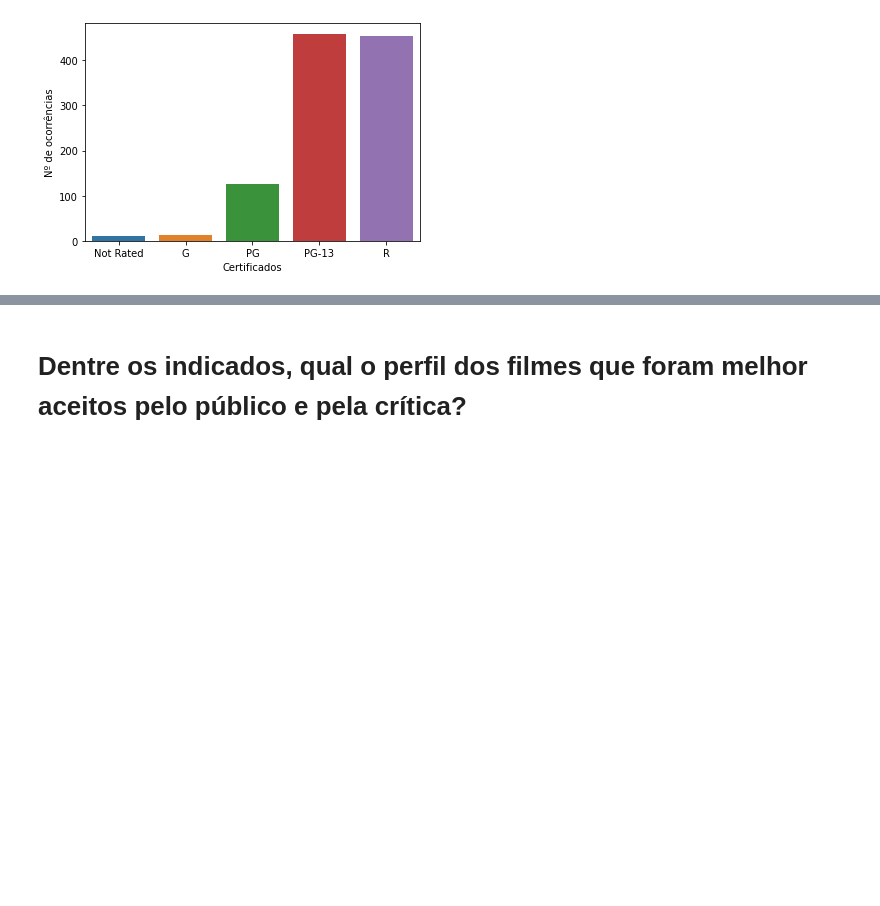
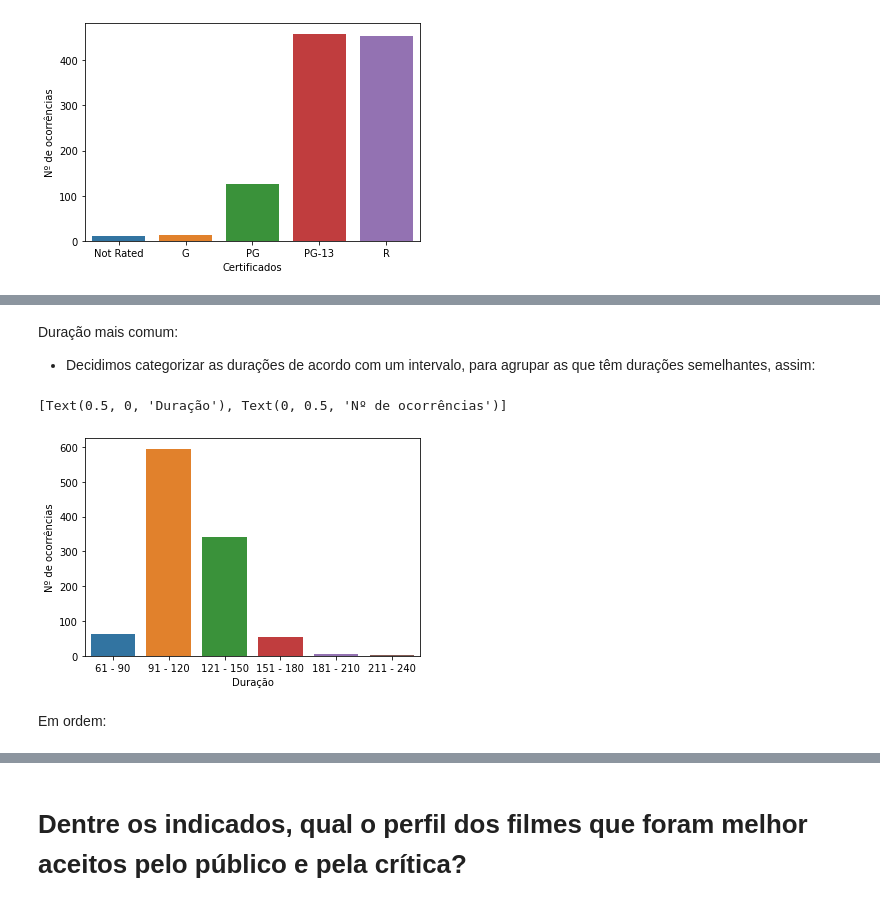
Before and after one commit to Jayvolv/Projeto-ICD, a Jupyter notebook: Projeto_FInal_ICD.ipynb, the cells around one changed output, grey strips where cells are left out. Saved outputs shown, nothing was run; the diff lists cells and outputs as text; code cells hidden in the pictures; blank space fills up the shorter version.

```diff
--- a/Projeto_FInal_ICD.ipynb
+++ b/Projeto_FInal_ICD.ipynb
@@ -173,0 +186,44 @@ graph_cert.set(xlabel = 'Certificados', ylabel = 'Nº de ocorrências')
+# %% [markdown]
+Duração mais comum:
+
+* Decidimos categorizar as durações de acordo com um intervalo, para agrupar as que têm durações semelhantes, assim:
+# %%
+#A função a seguir devolve o intervalo em que o número está. A generalizamos para uso futuro:
+def n_break (n, start, end, mod, scale_cem = True):
+    break_start = start
+    break_end = end
+
+    if scale_cem:
+        while True:
+            if (break_start <= n <= break_end):
+                return f'{break_start} - {break_end}'
+            else:
+                break_start = break_end + 1
+                break_end += mod
+
+    else:
+        while True:
+            if (break_start <= n <= break_end):
+                return f'{break_start} - {break_end}'
+            else:
+                break_start = break_end + 0.1
+                break_end += mod
+
+#Adicionando a coluna duration_break dos intervalos das durações:
+count_dur = df_final
+count_dur['duration_break'] = count_dur['duration'].apply(n_break, args = (1, 30, 30))
+
+#Contando a frequência de cada intervalo:
+count_dur = count_dur.groupby(['duration_break']).size()
+
+#Organizando:
+count_dur = count_dur.reindex(index = ['61 - 90', '91 - 120', '121 - 150', '151 - 180', '181 - 210', '211 - 240'])
+
+#Visualização:
+graph_cert = sns.barplot(x = count_dur.index, y = count_dur.values)
+graph_cert.set(xlabel = 'Duração', ylabel = 'Nº de ocorrências')
+# %% [output]
+[Text(0.5, 0, 'Duração'), Text(0, 0.5, 'Nº de ocorrências')]
+[figure, added]
+# %% [markdown]
+Em ordem:
```
Also changed, not shown: parts of 48 cells of this notebook.
